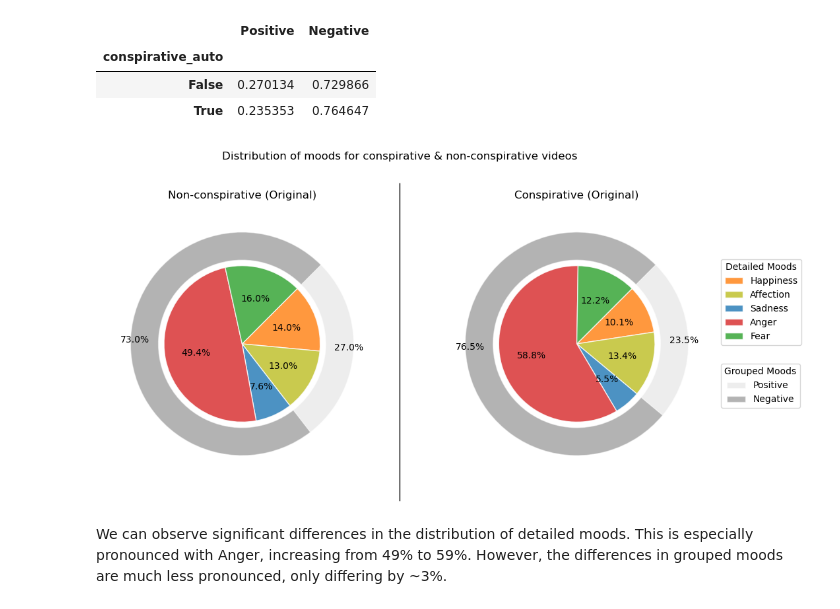
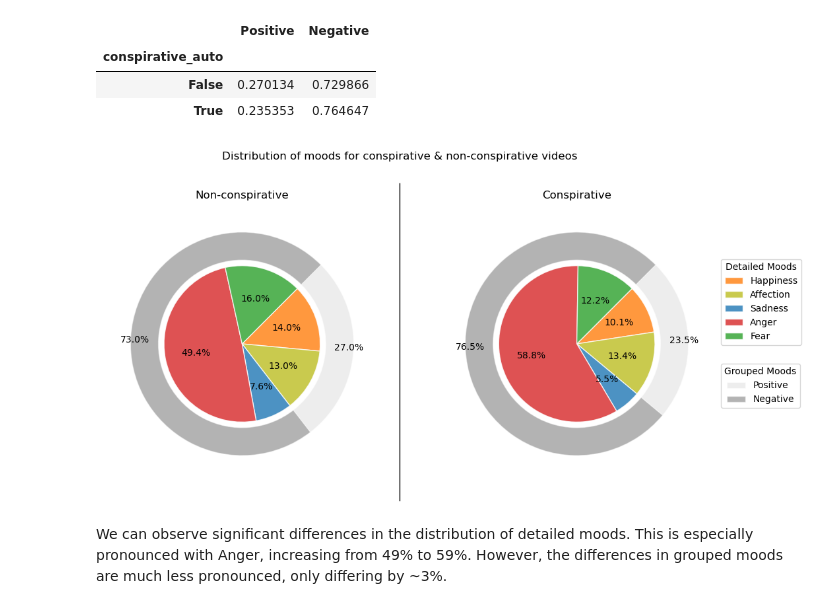
Before and after one commit to julia-king-edu/so-24_smda_project, a Jupyter notebook: 03_analysis.ipynb, the cells around one changed output. Drawn from its saved outputs; the diff is of its cells as text; code cells hidden in the pictures.

Commit message:
another figure update

```diff
--- a/03_analysis.ipynb
+++ b/03_analysis.ipynb
@@ -225,39 +225,38 @@ for i, row in enumerate(h2_shares.index):
                           wedgeprops = dict(edgecolor = "w", linewidth = 1, alpha = 0.8))
 
     # Overlay grouped sentiment pie
     wedges_outer, texts_outer, autotexts_outer = ax[i].pie(h2_group_shares.loc[row],
               colors = [mood_colors[label] for label in h2_group_shares.columns],
               autopct = "%1.1f%%",
               startangle = 45,
               counterclock = False,
               radius = 1,
               wedgeprops = dict(width = 0.25, edgecolor = "w", linewidth = 1, alpha = 0.5))
 
-    # Move the outer layer text further away from the center
+    # Move outer layer text further away from center
     for text in autotexts_outer:
         text.set_verticalalignment("center")
         text.set_horizontalalignment("center")
-        # Adjust text position further away from center
-        text.set_x(text.get_position()[0] * 1.6)  # Increase or decrease the multiplier to move text further
+        text.set_x(text.get_position()[0] * 1.6)
 
     # Set title
-    ax[i].set_title(f"{"Conspirative" if row else "Non-conspirative"} (Original)")
+    ax[i].set_title(f"{"Conspirative" if row else "Non-conspirative"}")
 
-# Add a single legend on the first subplot
+# Add legends
 ax[1].legend(wedges_inner, h2_shares.columns, title = "Detailed Moods", loc = "center left", bbox_to_anchor = (1, 0.15, 0.5, 1))
 ax[0].legend(wedges_outer, h2_group_shares.columns, title = "Grouped Moods", loc = "center left", bbox_to_anchor = (2.2, -0.15, 0.5, 1))
 
 # Add separation line
 line = plt.Line2D((.5, .5), (.1, .9), color = "k", linewidth = 1)
 fig.add_artist(line)
 
 # Adjust layout
 plt.suptitle("Distribution of moods for conspirative & non-conspirative videos")
 
 # Show plot
 plt.show()
 # %% [output]
-[figure, old version]
+[figure, new version]
 # %% [markdown]
 We can observe significant differences in the distribution of detailed moods. This is especially pronounced with Anger, increasing from 49% to 59%. However, the differences in grouped moods are much less pronounced, only differing by ~3%.
 # %% [markdown]
```
Also changed, not shown: 2 other files.
